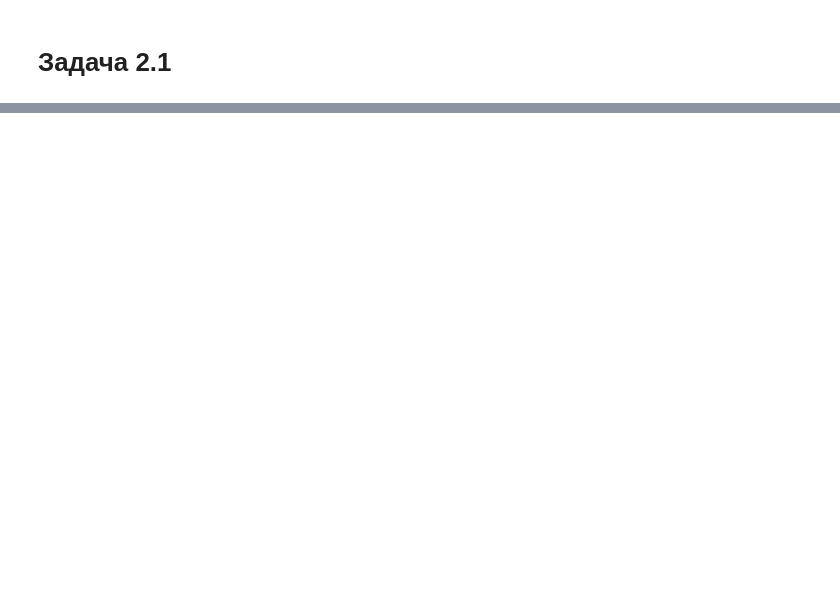
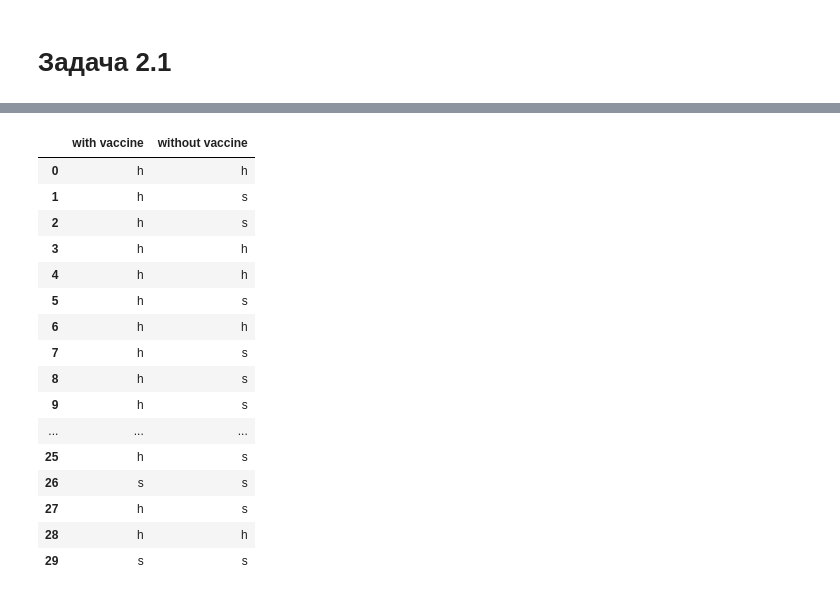
Before and after one commit to puchkovki/psad, a Jupyter notebook: labs/lab2/task2.ipynb, the cells around one changed output, grey strips where cells are left out. Saved outputs shown, nothing was run; the diff lists cells and outputs as text; code cells hidden in the pictures; blank space fills up the shorter version.

```diff
--- a/labs/lab2/task2.ipynb
+++ b/labs/lab2/task2.ipynb
@@ -12,0 +21,23 @@
+# %%
+import pandas as pd
+
+data = pd.read_csv("data/2.1.csv")
+data
+# %% [output]
+|  | with vaccine | without vaccine |
+| 0 | h | h |
+| 1 | h | s |
+| 2 | h | s |
+| 3 | h | h |
+| 4 | h | h |
+| 5 | h | s |
+| 6 | h | h |
+| 7 | h | s |
+| 8 | h | s |
+| 9 | h | s |
+| ... | ... | ... |
+| 25 | h | s |
+| 26 | s | s |
+| 27 | h | s |
+| 28 | h | h |
+| 29 | s | s |
```
Also changed, not shown: parts of 15 cells of this notebook.
